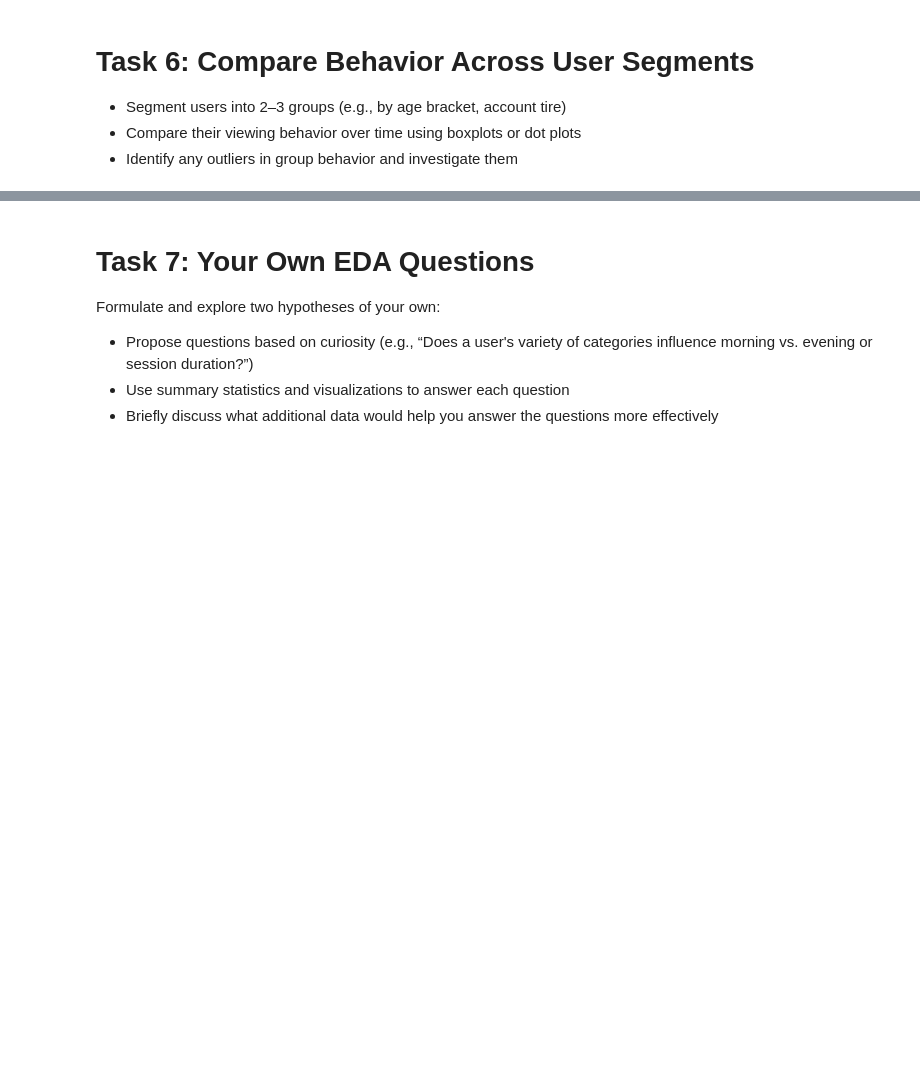
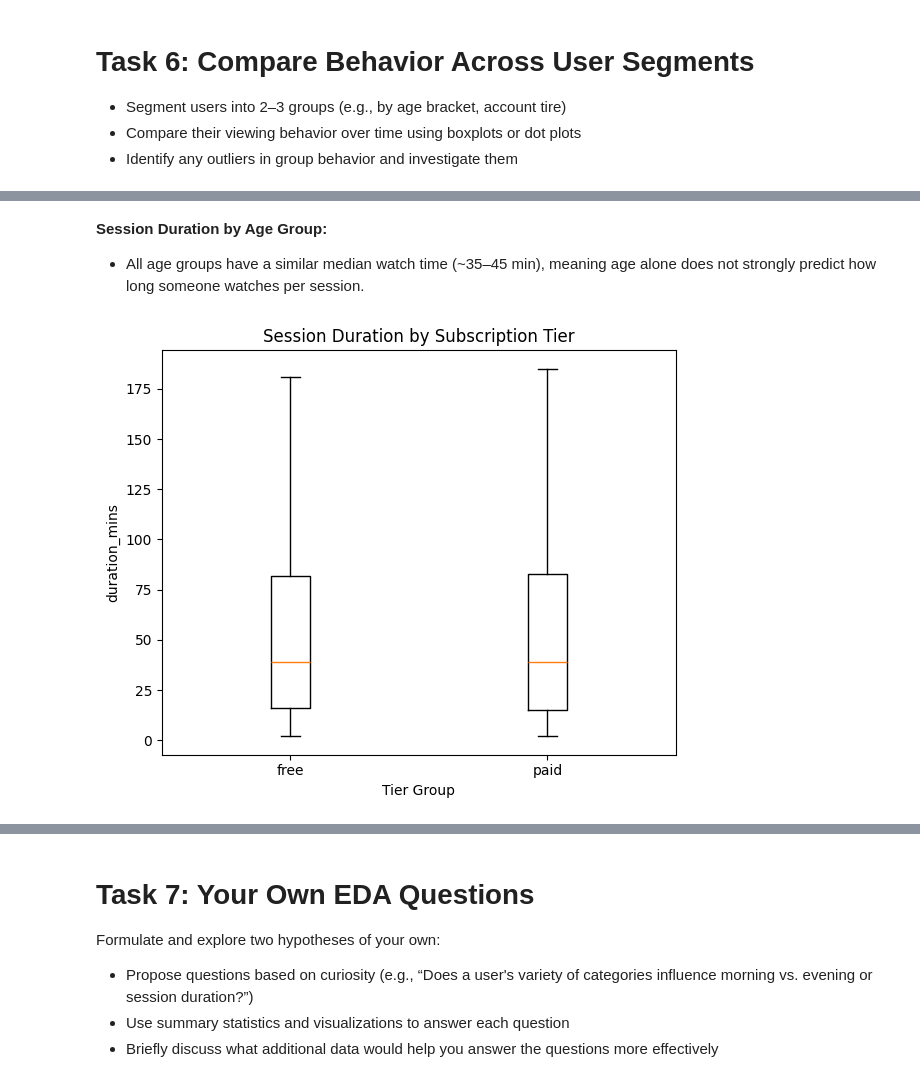
Before and after one commit to ChristianSantos2671/Santos_Christian_A01, a Jupyter notebook: iat461_a1_cs.ipynb, the cells around one changed output, grey strips where cells are left out. Saved outputs shown, nothing was run; the diff lists cells and outputs as text; code cells hidden in the pictures; blank space fills up the shorter version.

```diff
--- a/iat461_a1_cs.ipynb
+++ b/iat461_a1_cs.ipynb
@@ -1361,0 +1555,16 @@ Text(0.5, 1.0, 'duration_mins_capped Boxplot')
+# %% [markdown]
+**Session Duration by Age Group:**
+- All age groups have a similar median watch time (~35–45 min), meaning age alone does not strongly predict how long someone watches per session.
+# %%
+tier_order = ["free", "paid"]
+data_by_tier = [df_seg[df_seg["tier_group"] == g]["duration_mins"].dropna() for g in tier_order]
+
+fig, ax = plt.subplots(figsize=(6, 5))
+ax.boxplot(data_by_tier, labels=tier_order, showfliers=False)
+ax.set_title("Session Duration by Subscription Tier")
+ax.set_xlabel("Tier Group")
+ax.set_ylabel("duration_mins")
+plt.tight_layout()
+plt.show()
+# %% [output]
+[figure, added]
```
Also changed, not shown: parts of 36 cells of this notebook.
